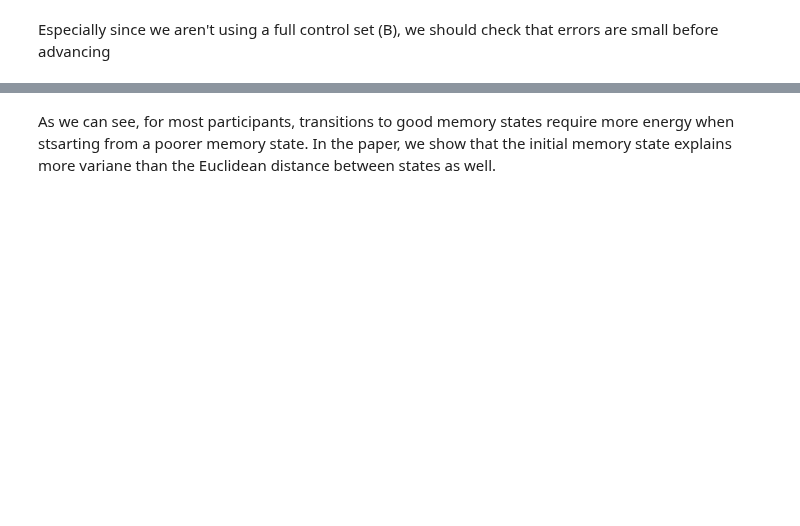
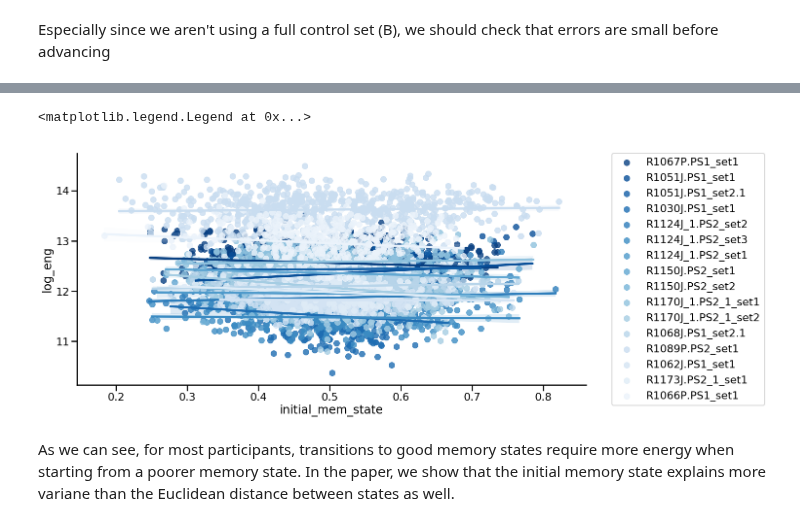
Before and after one commit to LindenParkesLab/nctpy, a Jupyter notebook: docs/pages/examples/ieeg_stim_optimal.ipynb, the cells around one changed output, grey strips where cells are left out. Drawn from its saved outputs; the diff is of its cells as text; code cells hidden in the pictures; blank space fills up the shorter version.

Commit message:
finished testing energy example

```diff
--- a/docs/pages/examples/ieeg_stim_optimal.ipynb
+++ b/docs/pages/examples/ieeg_stim_optimal.ipynb
@@ -21,8 +21,8 @@ Data consist of one DWi structural adjacency matrix per dataset, and variable nu
 workdir = '/Users/stiso/Documents/Code/test_data/'
 subj = ['R1067P.PS1_set1','R1051J.PS1_set1','R1051J.PS1_set2.1', 'R1030J.PS1_set1', 'R1124J_1.PS2_set2',
         'R1124J_1.PS2_set3','R1124J_1.PS2_set1', 'R1150J.PS2_set1','R1150J.PS2_set2','R1170J_1.PS2_1_set1',
-        'R1170J_1.PS2_1_set2','R1067P.PS1_set1','R1067P.PS1_set2','R1068J.PS2_set1','R1068J.PS1_set2.1',
-        'R1089P.PS2_set1','R1089P.PS2_set2','R1062J.PS1_set1','R1173J.PS2_1_set1','R1066P.PS1_set1'];
+        'R1170J_1.PS2_1_set2','R1067P.PS1_set1','R1068J.PS1_set2.1','R1089P.PS2_set1','R1062J.PS1_set1',
+        'R1173J.PS2_1_set1','R1066P.PS1_set1'];
 dat = sio.loadmat(f'{workdir}Trajectory_Data.{subj[0]}.mat')
 dat.keys()
 # %% [output]
@@ -159,7 +172,10 @@ sns.histplot(energies, x='log_err', hue='subject', stat='probability',
 # %%
-# this plot will look a little different from the original paper because we're plotting CI instead of SE
+# this plot will look a little different from the original paper because we aren't z-scoring energy
 sns.lmplot(data=energies, y='log_eng', x = 'initial_mem_state', hue = 'subject', palette='Blues_r',
-          height=8, aspect=3, legend=False)
+          height=8, aspect=2, legend=False)
 plt.legend(bbox_to_anchor=(1.05, 1), loc=2, borderaxespad=0.)
+# %% [output]
+<matplotlib.legend.Legend at 0x...>
+[figure, added]
 # %% [markdown]
-As we can see, for most participants, transitions to good memory states require more energy when stsarting from a poorer memory state. In the paper, we show that the initial memory state explains more variane than the Euclidean distance between states as well.
+As we can see, for most participants, transitions to good memory states require more energy when starting from a poorer memory state. In the paper, we show that the initial memory state explains more variane than the Euclidean distance between states as well.
```
Also changed, not shown: parts of 2 cells of this notebook.
